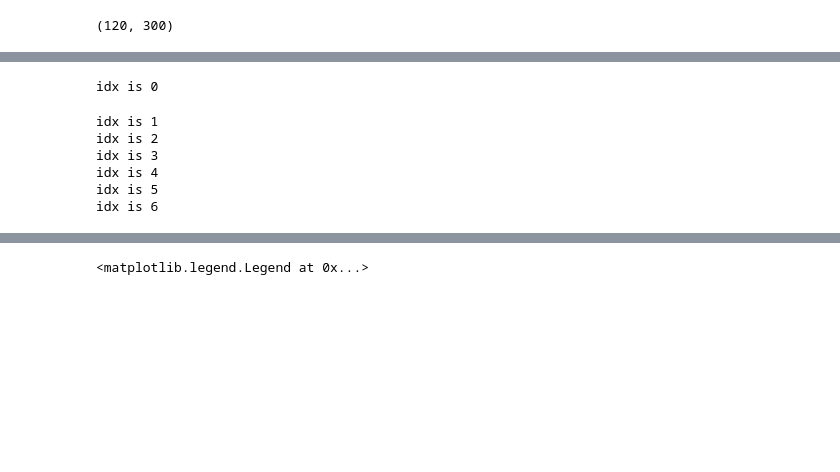
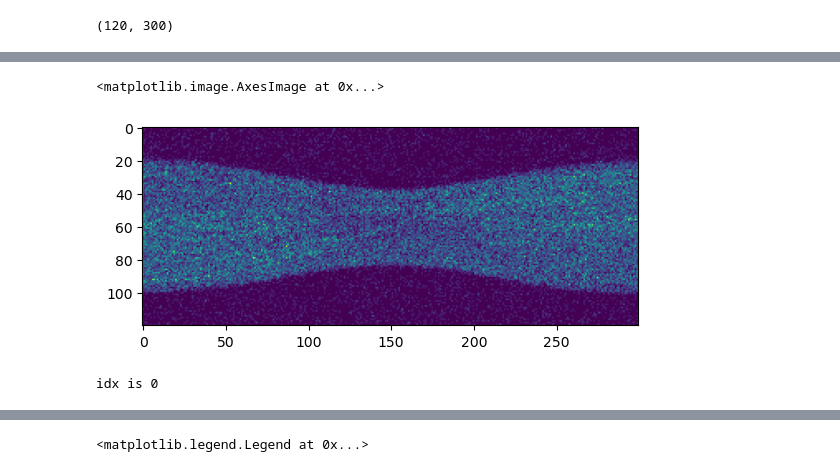
Before and after one commit to SyneRBI/PETRIC-Tomo-Unimib, a Jupyter notebook: conv_speed_2D.ipynb, the cells around one changed output, grey strips where cells are left out. Cells and saved outputs as stored; diff of their text form; code cells hidden in the pictures; blank space fills up the shorter version.

```diff
--- a/conv_speed_2D.ipynb
+++ b/conv_speed_2D.ipynb
@@ -69,19 +96,24 @@ sinA.shape
+# %%
+plt.imshow(myR.sinM.reshape((120,4,300))[:,0,:])
+# %% [output]
+<matplotlib.image.AxesImage at 0x...>
+[figure, added]
 # %%
 noiseV = [1]#[1,2,4] #,16,32]
-capV = [.05,.1,.2,.33,.66,1,1.5]
+capV = [1] #[.05,.1,.2,.33,.66,1,1.5]
 iNegCap = np.zeros((120,120,len(capV)))
 convSp = np.zeros((len(capV),400))
 for nIdx,cap in enumerate(capV):
     #print(f'noise Level is {noise:.2f}')
     print(f'idx is {nIdx:d}')
-    myR = myReconstructor(i0,sinA,1,1.0,nTheta=300)
+    myR = myReconstructor(i0,sinA,.25,1,nTheta=300)
     myR.MLEM_init()
     myR.makeKappa()
     myR.makePrec()
 #    myR.PGDloop(beta=2e-2,nIt=10,inSmSigma=0,itSS=False,PL=False,recVect=False,Conj=True,truncSDIR=True,eps=.2,Neg=True,negCap=cap)
 #    myR.PGDloop(beta=2e-2,nIt=10,inSmSigma=0,itSS=False,PL=False,recVect=False,Conj=True,truncSDIR=True,eps=.2,Neg=True,negCap=cap)
 #    myR.PGDloop(beta=2e-2,nIt=10,inSmSigma=0,itSS=False,PL=False,recVect=False,Conj=True,truncSDIR=True,eps=.2,Neg=True,negCap=cap)
-    myR.PGDloop(beta=1e-2,nIt=400,inSmSigma=0,itSS=False,PL=False,recVect=True,Conj=False,truncSDIR=True,eps=.2,Neg=True,negCap=cap)
+    myR.PGDloop(beta=1e-2/4,nIt=400,inSmSigma=0,itSS=False,PL=False,recVect=True,Conj=False,truncSDIR=True,eps=.2,Neg=True,negCap=cap)
     iRef = myR.currRec.copy()
     recV = myR.recVect.copy()
     iRef = np.expand_dims(iRef,axis=-1)
@@ -93,9 +125,3 @@ for nIdx,cap in enumerate(capV):
     iNegCap[:,:,nIdx]= myR.currRec.copy()
 # %% [output]
 idx is 0
-idx is 1
-idx is 2
-idx is 3
-idx is 4
-idx is 5
-idx is 6
```
Also changed, not shown: parts of 27 cells of this notebook, 3 other files.
